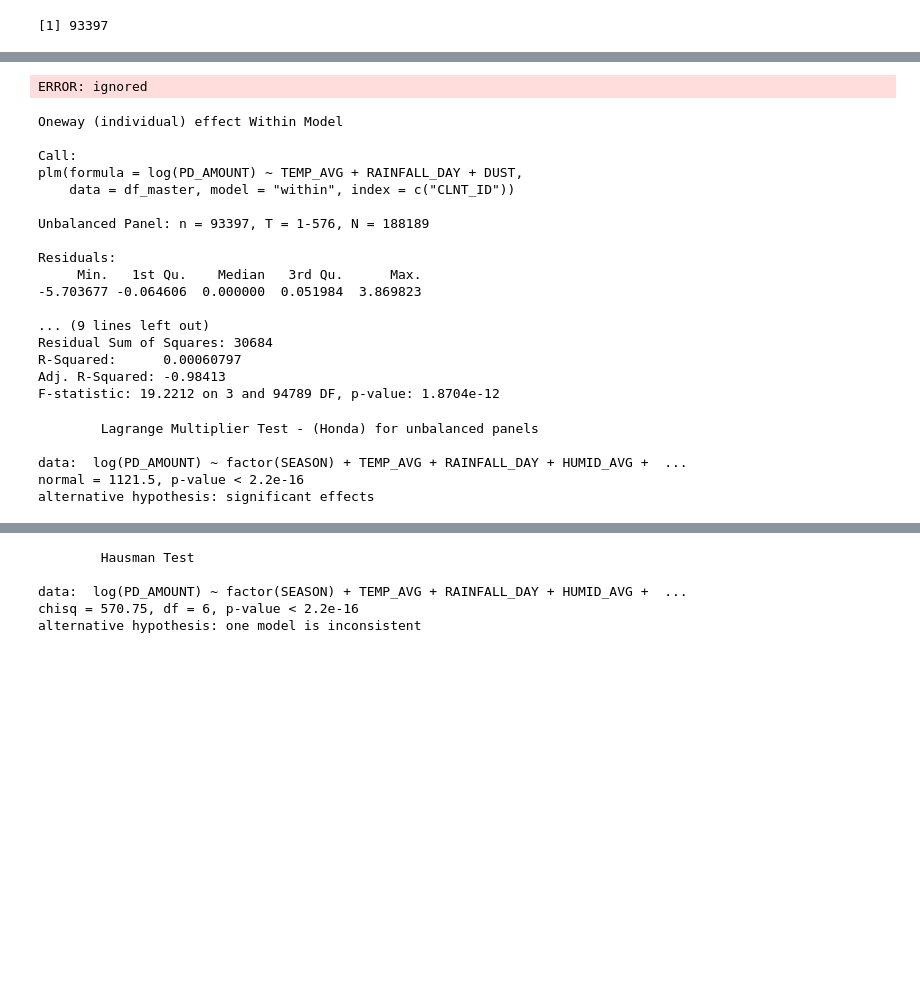
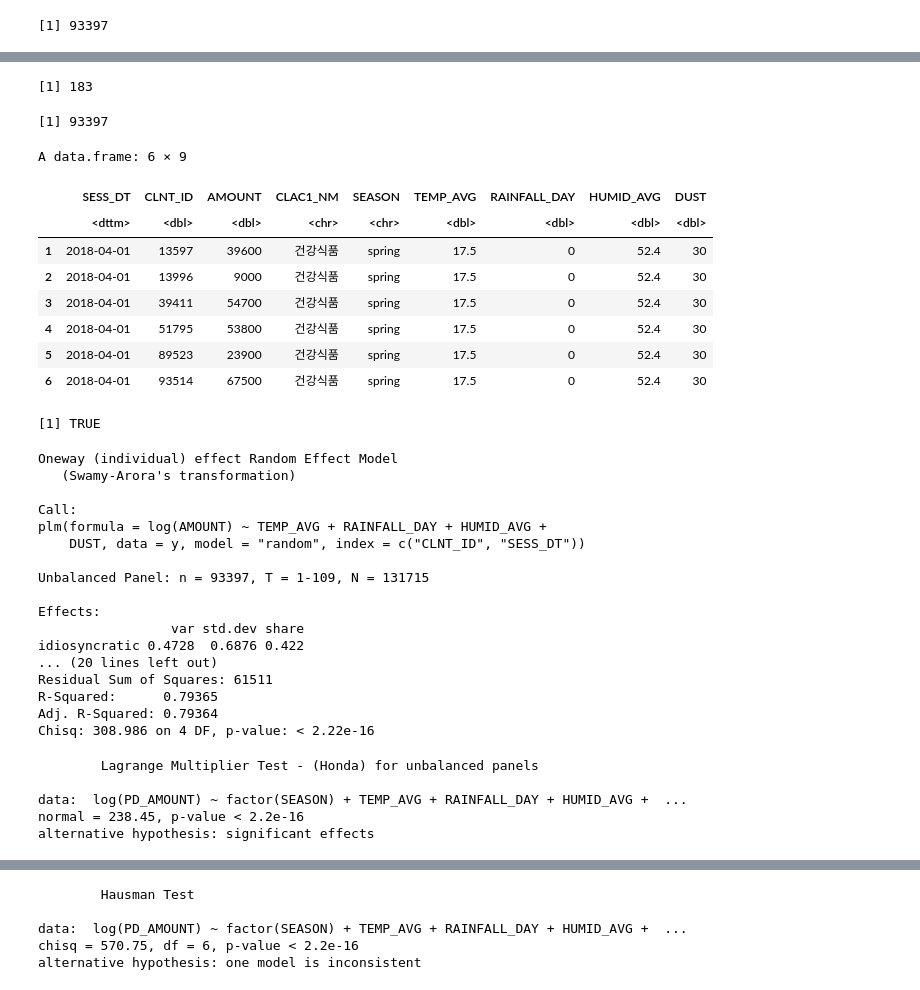
Before and after one commit to chldnjstjr/Weather-Consumer, a Jupyter notebook: R_패널회귀분석.ipynb, the cells around one changed output, grey strips where cells are left out. Saved outputs shown, nothing was run; the diff lists cells and outputs as text; code cells hidden in the pictures; blank space fills up the shorter version.

```diff
--- a/R_패널회귀분석.ipynb
+++ b/R_패널회귀분석.ipynb
@@ -73,0 +88,20 @@ Warning message in pdata.frame(df_master, c("CLNT_ID", "SESS_DT")):
+# %%
+length(unique(y$SESS_DT)) #아까 duplicated 했으니 총 183일이 맞음.
+length(unique(y$CLNT_ID))
+# %% [output]
+[1] 183
+[1] 93397
+# %%
+y$MONTH <- as.character(y$SESS_DT)
+# %%
+head(y)
+# %% [output]
+A data.frame: 6 × 9
+|  | SESS_DT | CLNT_ID | AMOUNT | CLAC1_NM | SEASON | TEMP_AVG | RAINFALL_DAY | HUMID_AVG | DUST |
+|  | <dttm> | <dbl> | <dbl> | <chr> | <chr> | <dbl> | <dbl> | <dbl> | <dbl> |
+| 1 | 2018-04-01 | 13597 | 39600 | 건강식품 | spring | 17.5 | 0 | 52.4 | 30 |
+| 2 | 2018-04-01 | 13996 | 9000 | 건강식품 | spring | 17.5 | 0 | 52.4 | 30 |
+| 3 | 2018-04-01 | 39411 | 54700 | 건강식품 | spring | 17.5 | 0 | 52.4 | 30 |
+| 4 | 2018-04-01 | 51795 | 53800 | 건강식품 | spring | 17.5 | 0 | 52.4 | 30 |
+| 5 | 2018-04-01 | 89523 | 23900 | 건강식품 | spring | 17.5 | 0 | 52.4 | 30 |
+| 6 | 2018-04-01 | 93514 | 67500 | 건강식품 | spring | 17.5 | 0 | 52.4 | 30 |
@@ -74,38 +110,40 @@ Warning message in pdata.frame(df_master, c("CLNT_ID", "SESS_DT")):
+# %%
+any(table(y$SESS_DT, y$CLNT_ID) !=1)
+# %% [output]
+[1] TRUE
 # %%
 #pooltest 함수를 통해 고정효과 모델에 대한 검정
-pooltest(log(PD_AMOUNT) ~ factor(SEASON)+TEMP_AVG+RAINFALL_DAY+HUMID_AVG+DUST, index=c("CLNT_ID"), data=df_master, model="within")
+pooltest(amount~ factor(SEASON)+TEMP_AVG+RAINFALL_DAY+HUMID_AVG+DUST, index=c("CLNT_ID","MONTH"), data=y, model="within")
-# %% [output]
-ERROR: ignored
 # %%
-a <- plm(log(PD_AMOUNT) ~ TEMP_AVG+RAINFALL_DAY+DUST, index=c("CLNT_ID"), data=df_master, model="within")
-summary(a)
+fe <- plm(log(AMOUNT)~ TEMP_AVG+RAINFALL_DAY+HUMID_AVG+DUST, index=c("CLNT_ID", "SESS_DT"), data=y, model="within")
+summary(fe)
 # %% [output]
-Oneway (individual) effect Within Model
+Oneway (individual) effect Random Effect Model
+   (Swamy-Arora's transformation)
 
 Call:
-plm(formula = log(PD_AMOUNT) ~ TEMP_AVG + RAINFALL_DAY + DUST,
-    data = df_master, model = "within", index = c("CLNT_ID"))
+plm(formula = log(AMOUNT) ~ TEMP_AVG + RAINFALL_DAY + HUMID_AVG +
+    DUST, data = y, model = "random", index = c("CLNT_ID", "SESS_DT"))
 
-Unbalanced Panel: n = 93397, T = 1-576, N = 188189
+Unbalanced Panel: n = 93397, T = 1-109, N = 131715
 
-Residuals:
-     Min.   1st Qu.    Median   3rd Qu.      Max.
--5.703677 -0.064606  0.000000  0.051984  3.869823
-
-... (9 lines left out)
-Residual Sum of Squares: 30684
-R-Squared:      0.00060797
-Adj. R-Squared: -0.98413
-F-statistic: 19.2212 on 3 and 94789 DF, p-value: 1.8704e-12
+Effects:
+                 var std.dev share
+idiosyncratic 0.4728  0.6876 0.422
+... (20 lines left out)
+Residual Sum of Squares: 61511
+R-Squared:      0.79365
+Adj. R-Squared: 0.79364
+Chisq: 308.986 on 4 DF, p-value: < 2.22e-16
 # %%
 # 확률효과를 검정하기 위한 LM 검정 통계량
-plmtest(log(PD_AMOUNT) ~ factor(SEASON)+TEMP_AVG+RAINFALL_DAY+HUMID_AVG+DUST, index=c("CLNT_ID"), data=df_master, model="random")
+plmtest(log(PD_AMOUNT) ~ factor(SEASON)+TEMP_AVG+RAINFALL_DAY+HUMID_AVG+DUST, index=c("SESS_DT"), data=df_master, model="random")
 
 #확률효과 검정 결과에 의하면 1%유의 수준에서 확률효과가 없다는 귀무가설을 기각하게 되어 패널 자료에 통계적으로 유의미한 확률효과가 있다고 볼 수 있다.
 # %% [output]
         Lagrange Multiplier Test - (Honda) for unbalanced panels
 
 data:  log(PD_AMOUNT) ~ factor(SEASON) + TEMP_AVG + RAINFALL_DAY + HUMID_AVG +  ...
-normal = 1121.5, p-value < 2.2e-16
+normal = 238.45, p-value < 2.2e-16
 alternative hypothesis: significant effects
 # %%
```
Also changed, not shown: parts of 19 cells of this notebook.
